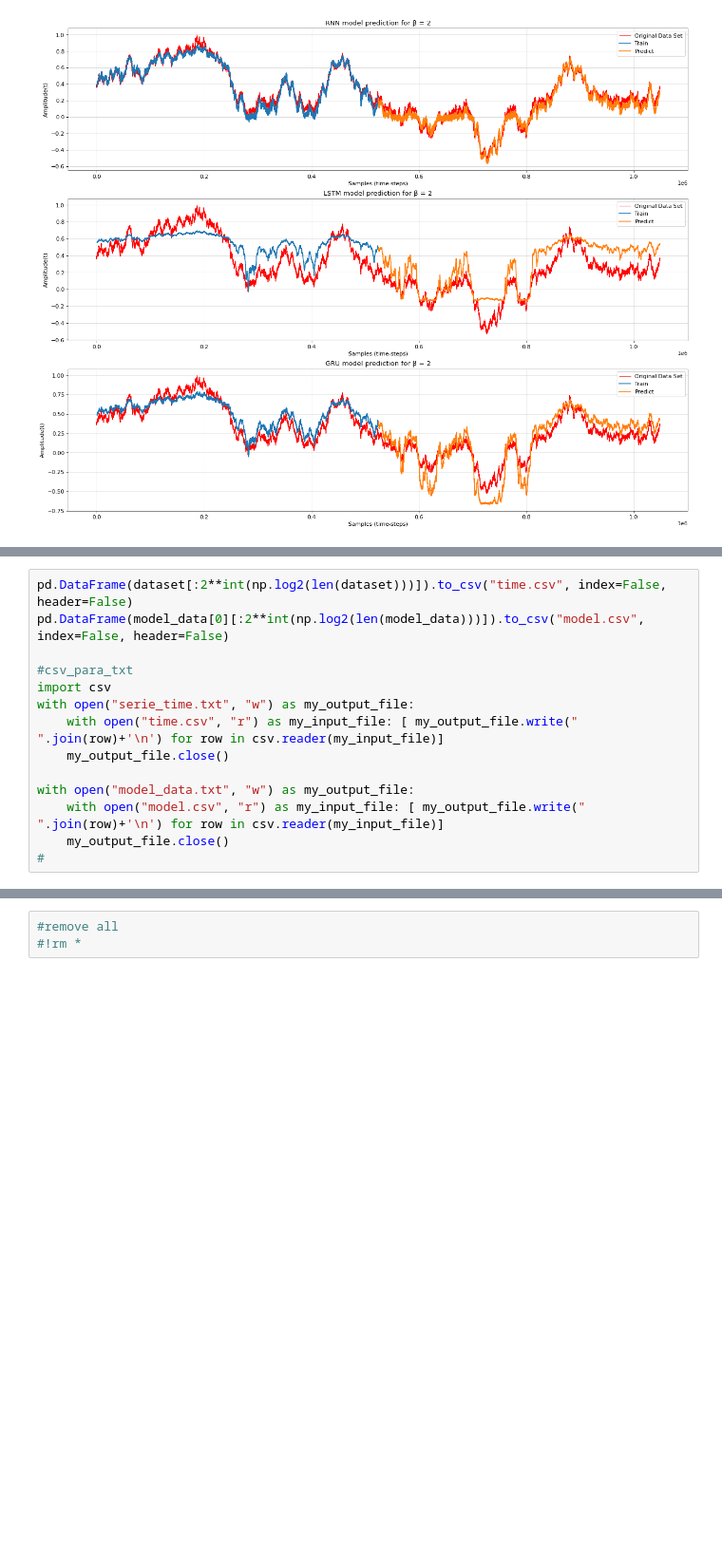
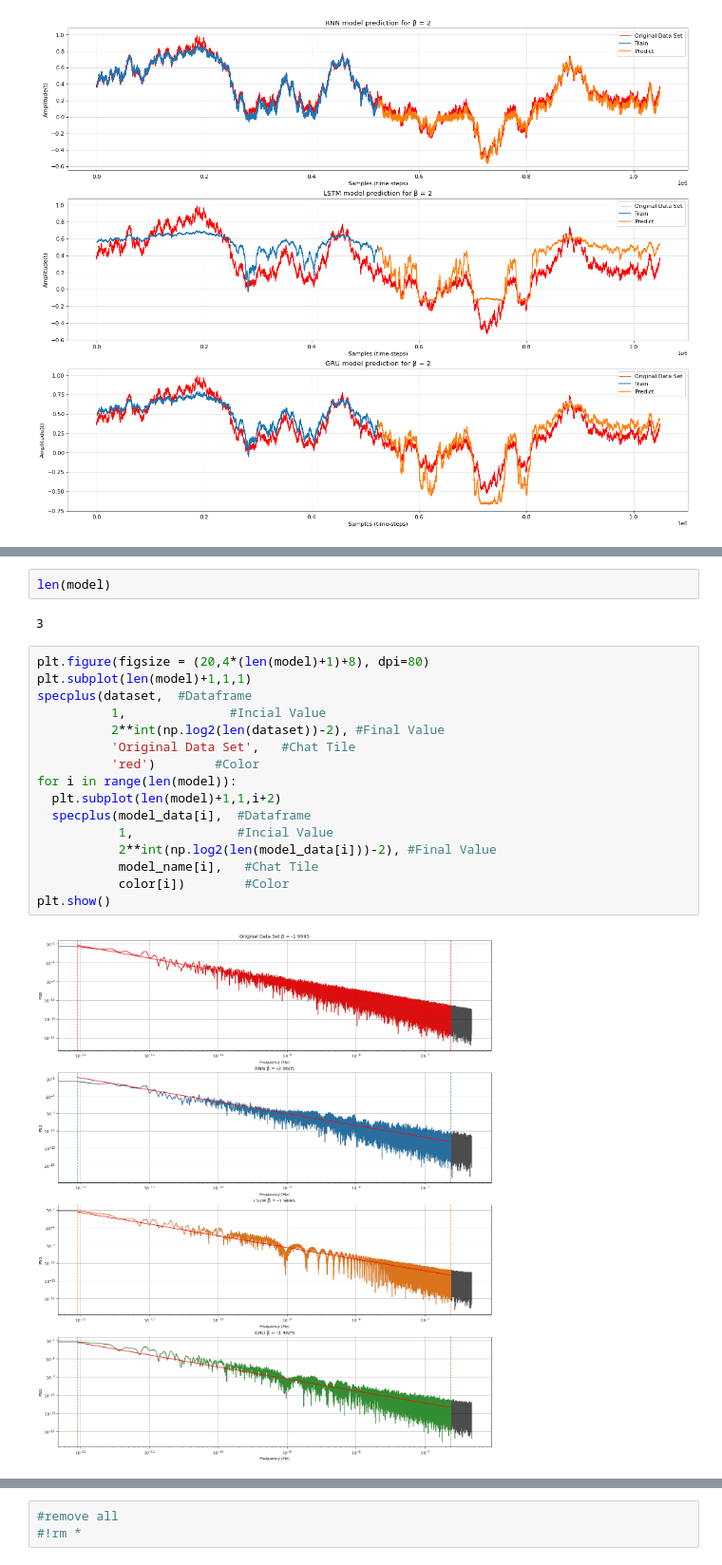
Before and after one commit to barauna-lo/Colored_Noise, a Jupyter notebook: RNN_For_1D_Colored_Noise.ipynb, the cells around one changed output, grey strips where cells are left out. Shown at 95% size. Saved outputs shown, nothing was run; the diff lists cells and outputs as text; blank space fills up the shorter version.

```diff
--- a/RNN_For_1D_Colored_Noise.ipynb
+++ b/RNN_For_1D_Colored_Noise.ipynb
@@ -266,14 +259,0 @@ pd.DataFrame(model_data[0][:2**int(np.log2(len(model_data)))]).to_csv("model.csv
-# %%
-pd.DataFrame(dataset[:2**int(np.log2(len(dataset)))]).to_csv("time.csv", index=False, header=False)
-pd.DataFrame(model_data[0][:2**int(np.log2(len(model_data)))]).to_csv("model.csv", index=False, header=False)
-
-#csv_para_txt
-import csv
-with open("serie_time.txt", "w") as my_output_file:
-    with open("time.csv", "r") as my_input_file: [ my_output_file.write(" ".join(row)+'\n') for row in csv.reader(my_input_file)]
-    my_output_file.close()
-
-with open("model_data.txt", "w") as my_output_file:
-    with open("model.csv", "r") as my_input_file: [ my_output_file.write(" ".join(row)+'\n') for row in csv.reader(my_input_file)]
-    my_output_file.close()
-#
@@ -853,0 +400,22 @@ None
+# %%
+len(model)
+# %% [output]
+3
+# %%
+plt.figure(figsize = (20,4*(len(model)+1)+8), dpi=80)
+plt.subplot(len(model)+1,1,1)
+specplus(dataset,  #Dataframe
+          1,              #Incial Value
+          2**int(np.log2(len(dataset))-2), #Final Value
+          'Original Data Set',   #Chat Tile
+          'red')        #Color
+for i in range(len(model)):
+  plt.subplot(len(model)+1,1,i+2)
+  specplus(model_data[i],  #Dataframe
+           1,              #Incial Value
+           2**int(np.log2(len(model_data[i]))-2), #Final Value
+           model_name[i],   #Chat Tile
+           color[i])        #Color
+plt.show()
+# %% [output]
+[figure, added]
```
Also changed, not shown: parts of 11 cells of this notebook.
